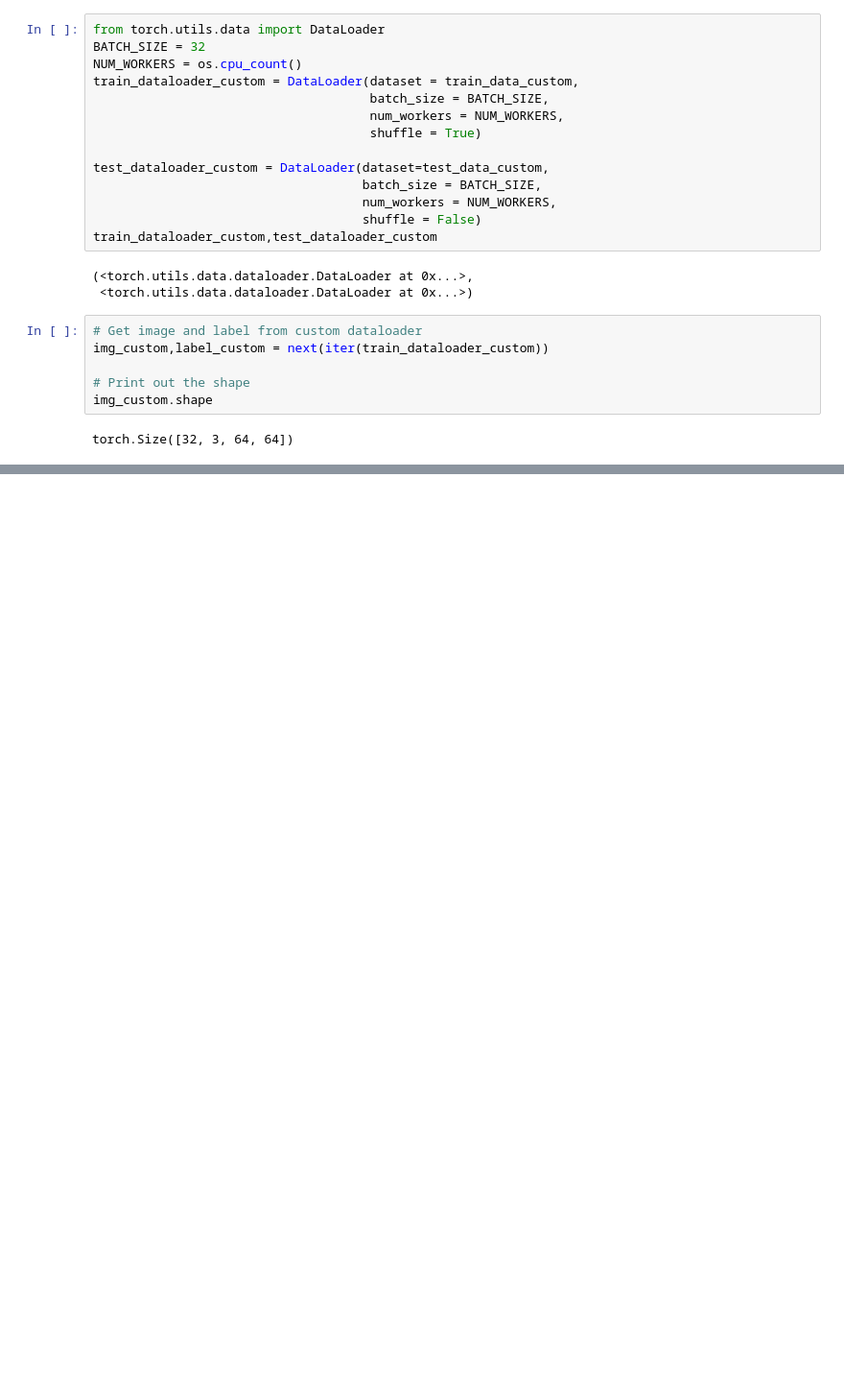
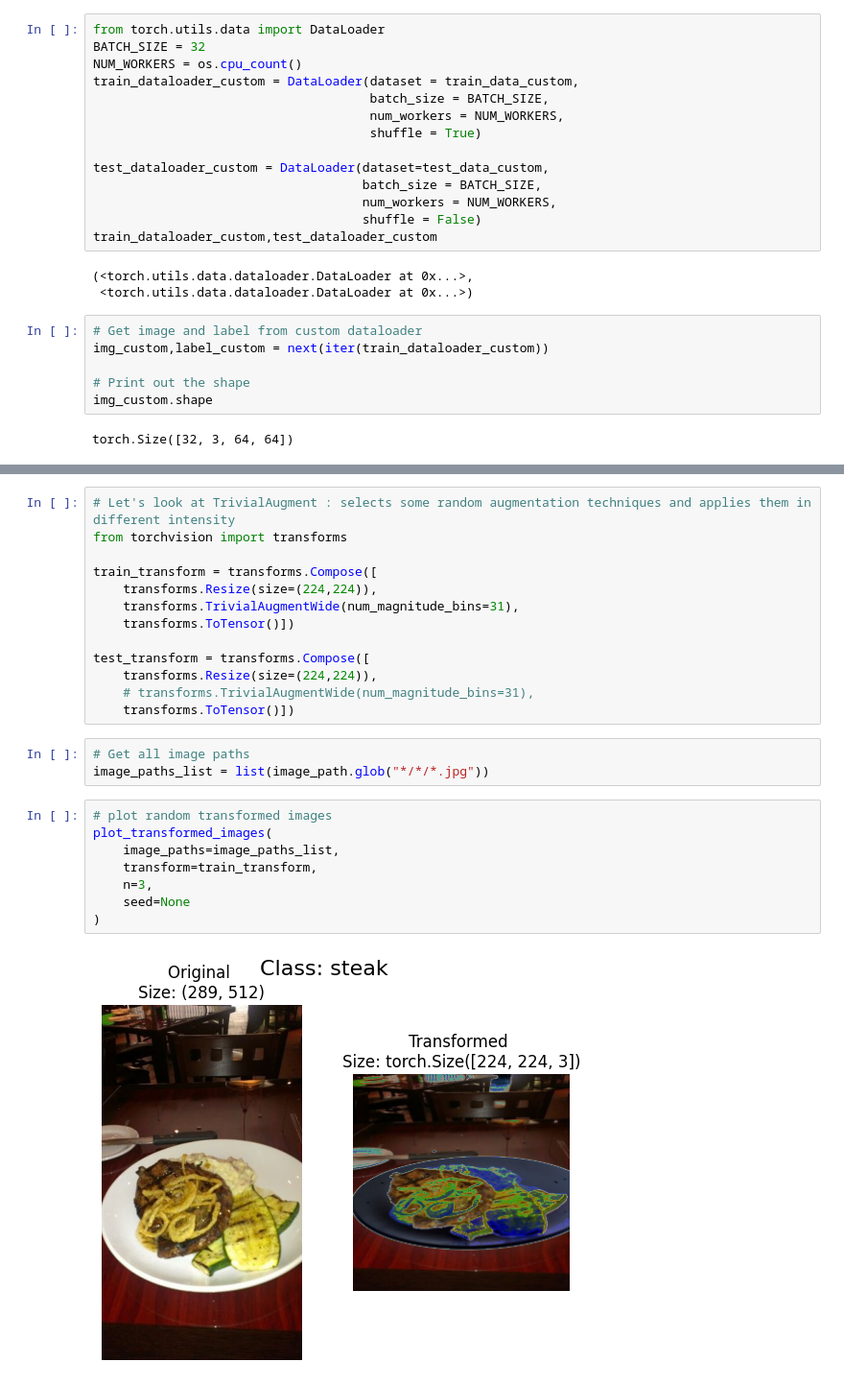
Before and after one commit to nmermigas/PyTorch, a Jupyter notebook: 04_pytorch_custom_datasets.ipynb, the cells around one changed output, grey strips where cells are left out. Shown at 96% size. Saved outputs shown, nothing was run; the diff lists cells and outputs as text; blank space fills up the shorter version.

Commit message:
Using TrivialAugment to transform/augment our data

```diff
--- a/04_pytorch_custom_datasets.ipynb
+++ b/04_pytorch_custom_datasets.ipynb
@@ -584,0 +597,26 @@ torch.Size([32, 3, 64, 64])
+# %%
+# Let's look at TrivialAugment : selects some random augmentation techniques and applies them in different intensity
+from torchvision import transforms
+
+train_transform = transforms.Compose([
+    transforms.Resize(size=(224,224)),
+    transforms.TrivialAugmentWide(num_magnitude_bins=31),
+    transforms.ToTensor()])
+
+test_transform = transforms.Compose([
+    transforms.Resize(size=(224,224)),
+    # transforms.TrivialAugmentWide(num_magnitude_bins=31),
+    transforms.ToTensor()])
+# %%
+# Get all image paths
+image_paths_list = list(image_path.glob("*/*/*.jpg"))
+# %%
+# plot random transformed images
+plot_transformed_images(
+    image_paths=image_paths_list,
+    transform=train_transform,
+    n=3,
+    seed=None
+)
+# %% [output]
+[figure, added]
```
Also changed, not shown: parts of 9 cells of this notebook.
